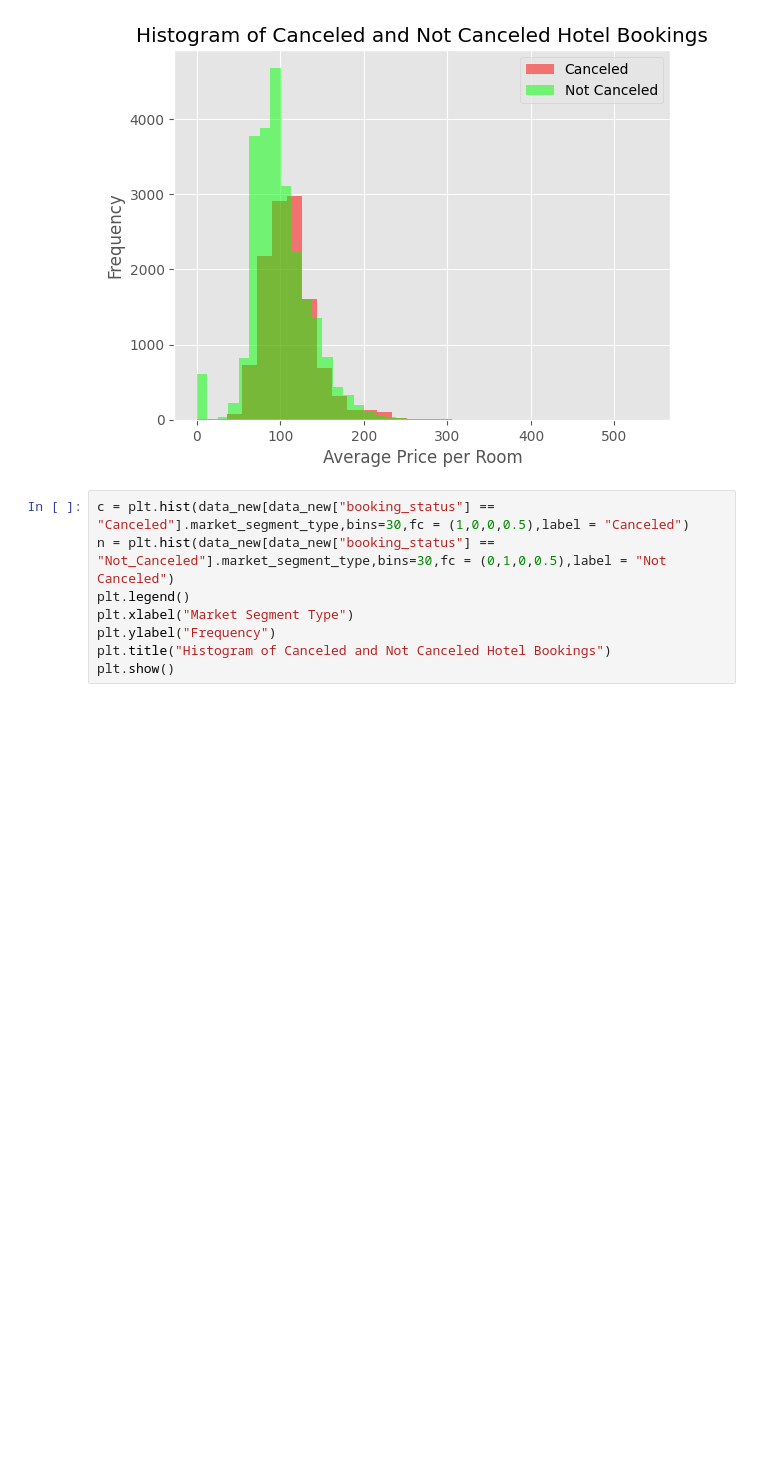
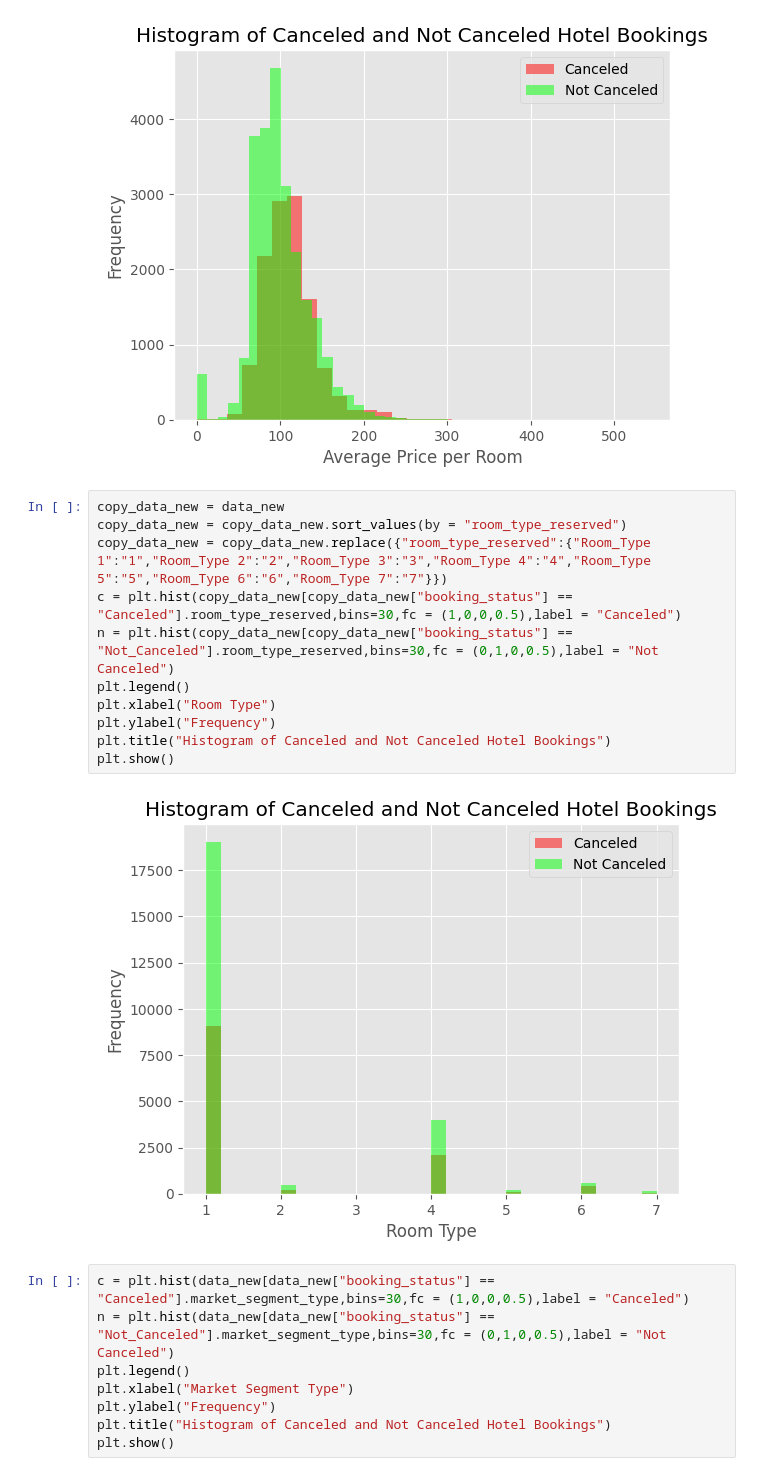
Before and after one commit to snairvasudev/Case-Study-CE880, a Jupyter notebook: CE880-Resit-March_Code.ipynb, the cells around one changed output. Cells and saved outputs as stored; diff of their text form; blank space fills up the shorter version.

```diff
--- a/CE880-Resit-March_Code.ipynb
+++ b/CE880-Resit-March_Code.ipynb
@@ -235,6 +254,19 @@ plt.title("Histogram of Canceled and Not Canceled Hotel Bookings")
 plt.show()
 # %% [output]
 [figure]
+# %%
+copy_data_new = data_new
+copy_data_new = copy_data_new.sort_values(by = "room_type_reserved")
+copy_data_new = copy_data_new.replace({"room_type_reserved":{"Room_Type 1":"1","Room_Type 2":"2","Room_Type 3":"3","Room_Type 4":"4","Room_Type 5":"5","Room_Type 6":"6","Room_Type 7":"7"}})
+c = plt.hist(copy_data_new[copy_data_new["booking_status"] == "Canceled"].room_type_reserved,bins=30,fc = (1,0,0,0.5),label = "Canceled")
+n = plt.hist(copy_data_new[copy_data_new["booking_status"] == "Not_Canceled"].room_type_reserved,bins=30,fc = (0,1,0,0.5),label = "Not Canceled")
+plt.legend()
+plt.xlabel("Room Type")
+plt.ylabel("Frequency")
+plt.title("Histogram of Canceled and Not Canceled Hotel Bookings")
+plt.show()
+# %% [output]
+[figure, added]
 # %%
 c = plt.hist(data_new[data_new["booking_status"] == "Canceled"].market_segment_type,bins=30,fc = (1,0,0,0.5),label = "Canceled")
 n = plt.hist(data_new[data_new["booking_status"] == "Not_Canceled"].market_segment_type,bins=30,fc = (0,1,0,0.5),label = "Not Canceled")
```
Also changed, not shown: parts of 12 cells of this notebook.
